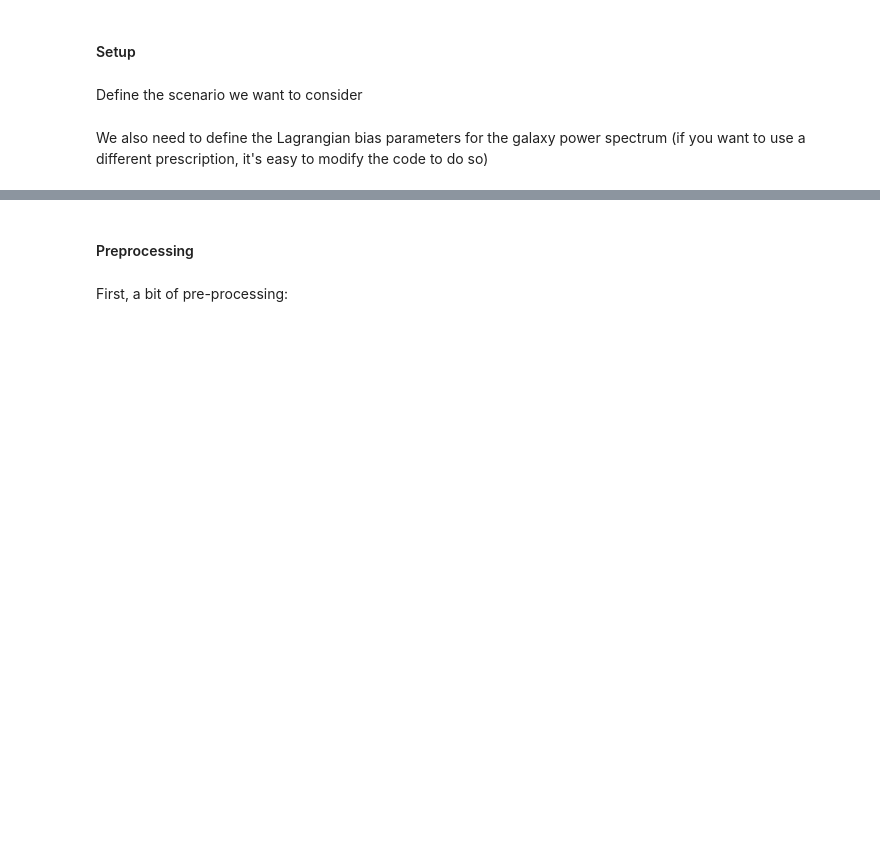
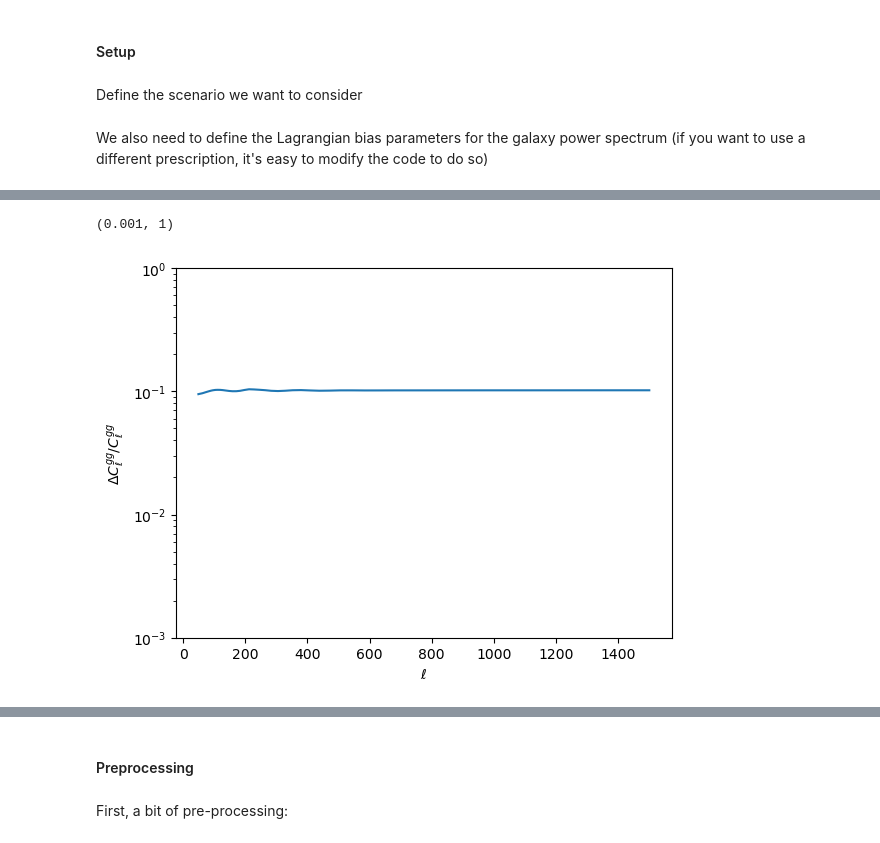
Before and after one commit to abaleato/CARDiAC, a Jupyter notebook: biases_code/galaxy_clustering_example.ipynb, the cells around one changed output, grey strips where cells are left out. Drawn from its saved outputs; the diff is of its cells as text; code cells hidden in the pictures; blank space fills up the shorter version.

```diff
--- a/biases_code/galaxy_clustering_example.ipynb
+++ b/biases_code/galaxy_clustering_example.ipynb
@@ -39,0 +120,11 @@ bvec = [0.786, 0.583, -0.406, -0.512, 1755]
+# %%
+plt.plot(loaded_exp.ells, loaded_exp.conv_bias/loaded_exp.unbiased_clgg)
+
+plt.yscale('log')
+#plt.legend(ncol=len(sigma_zshifts))
+plt.xlabel(r'$\ell$')
+plt.ylabel(r'$\Delta C^{gg}_\ell/ C^{gg}_\ell$')
+plt.ylim([1e-3,1])
+# %% [output]
+(0.001, 1)
+[figure, added]
```
Also changed, not shown: parts of 19 cells of this notebook.
